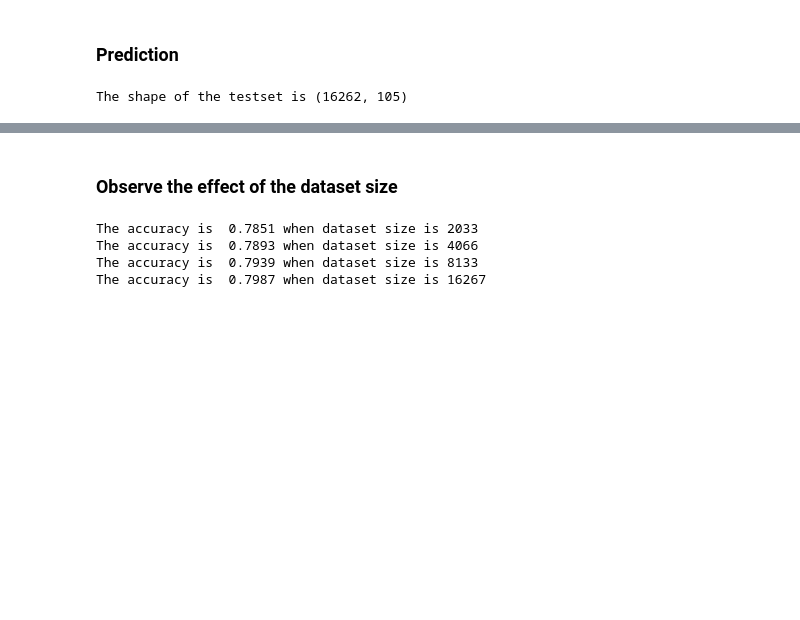
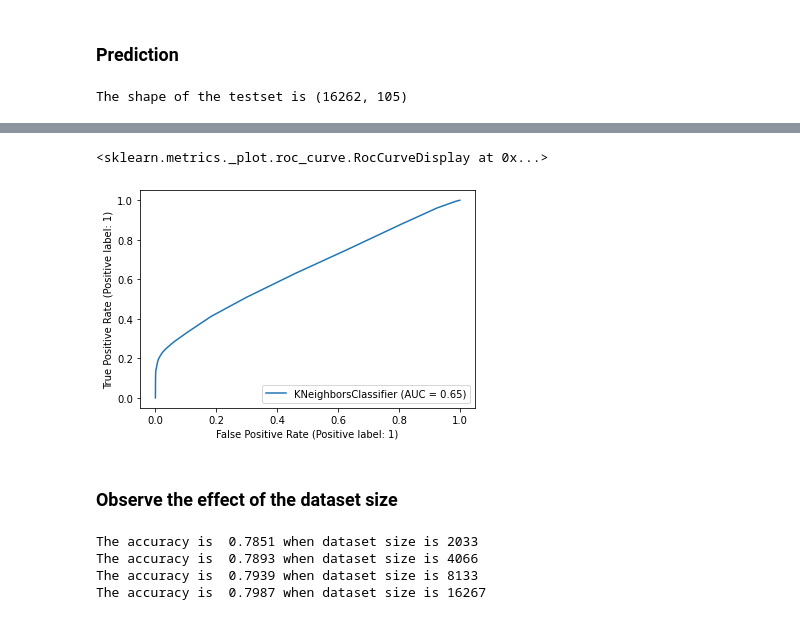
Before and after one commit to elvinzh/AMLP1, a Jupyter notebook: project1.ipynb, the cells around one changed output, grey strips where cells are left out. Drawn from its saved outputs; the diff is of its cells as text; code cells hidden in the pictures; blank space fills up the shorter version.

```diff
--- a/project1.ipynb
+++ b/project1.ipynb
@@ -247,3 +253,11 @@ ModuleNotFoundError: No module named 'seaborn'
+# %%
+from sklearn import metrics
+fpr, tpr, thresholds = metrics.roc_curve(y_test, y_pred)
+metrics.auc(fpr, tpr)
+metrics.plot_roc_curve(best_knn_model, X_test, y_test)
+# %% [output]
+<sklearn.metrics._plot.roc_curve.RocCurveDisplay at 0x...>
+[figure, added]
 # %% [markdown]
 ### Observe the effect of the dataset size
 # %%
```
Also changed, not shown: parts of 26 cells of this notebook.
